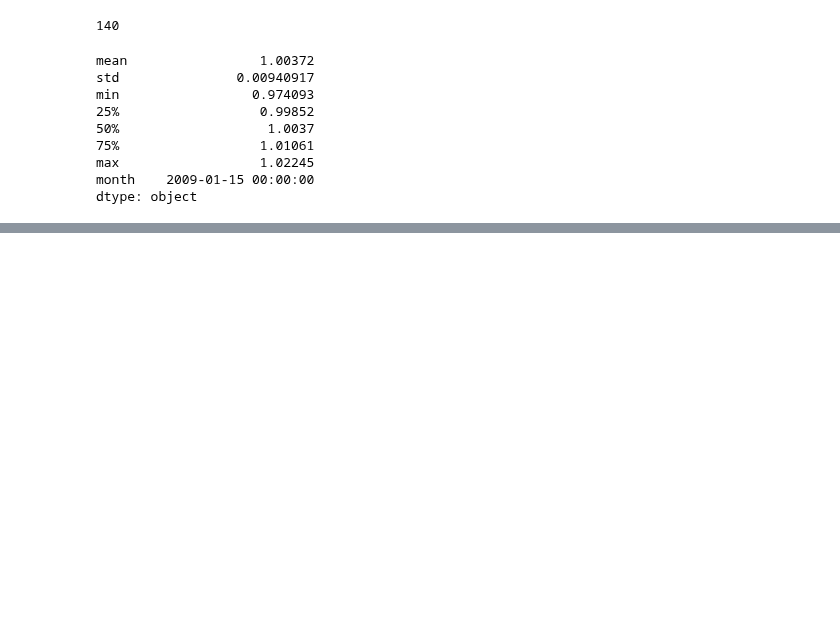
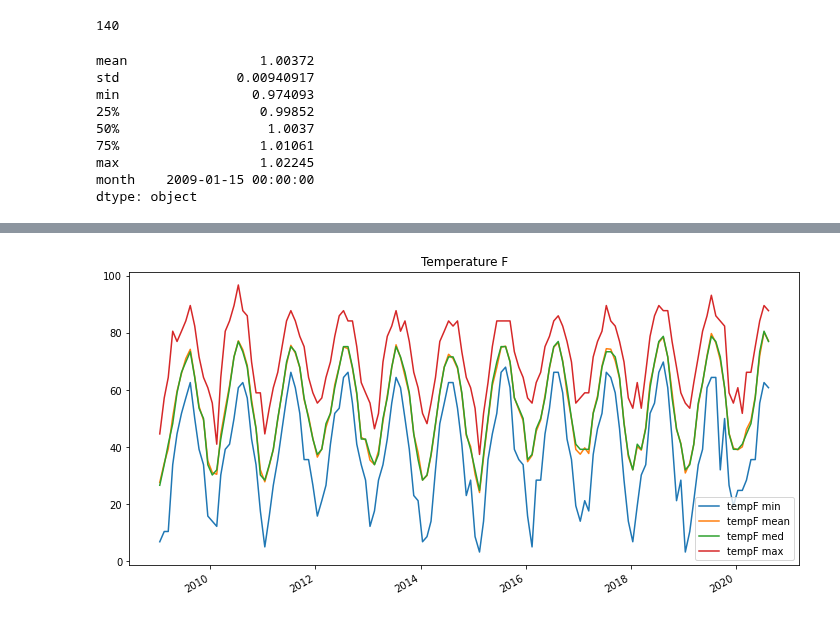
Before and after one commit to BloomTech-Labs/Labs26-Citrics-DS-TeamA, a Jupyter notebook: notebooks/Historic_Weather.ipynb, the cells around one changed output, grey strips where cells are left out. Cells and saved outputs as stored; diff of their text form; code cells hidden in the pictures; blank space fills up the shorter version.

```diff
--- a/notebooks/Historic_Weather.ipynb
+++ b/notebooks/Historic_Weather.ipynb
@@ -799,0 +880,5 @@ pressure_df.head()
+# %%
+ax = df[["tempF min", "tempF mean", "tempF med", "tempF max"]].plot(figsize=(12, 6), title="Temperature F")
+ax.set(xlabel="");
+# %% [output]
+[figure, added]
```
Also changed, not shown: parts of 14 cells of this notebook, 1 other file.
